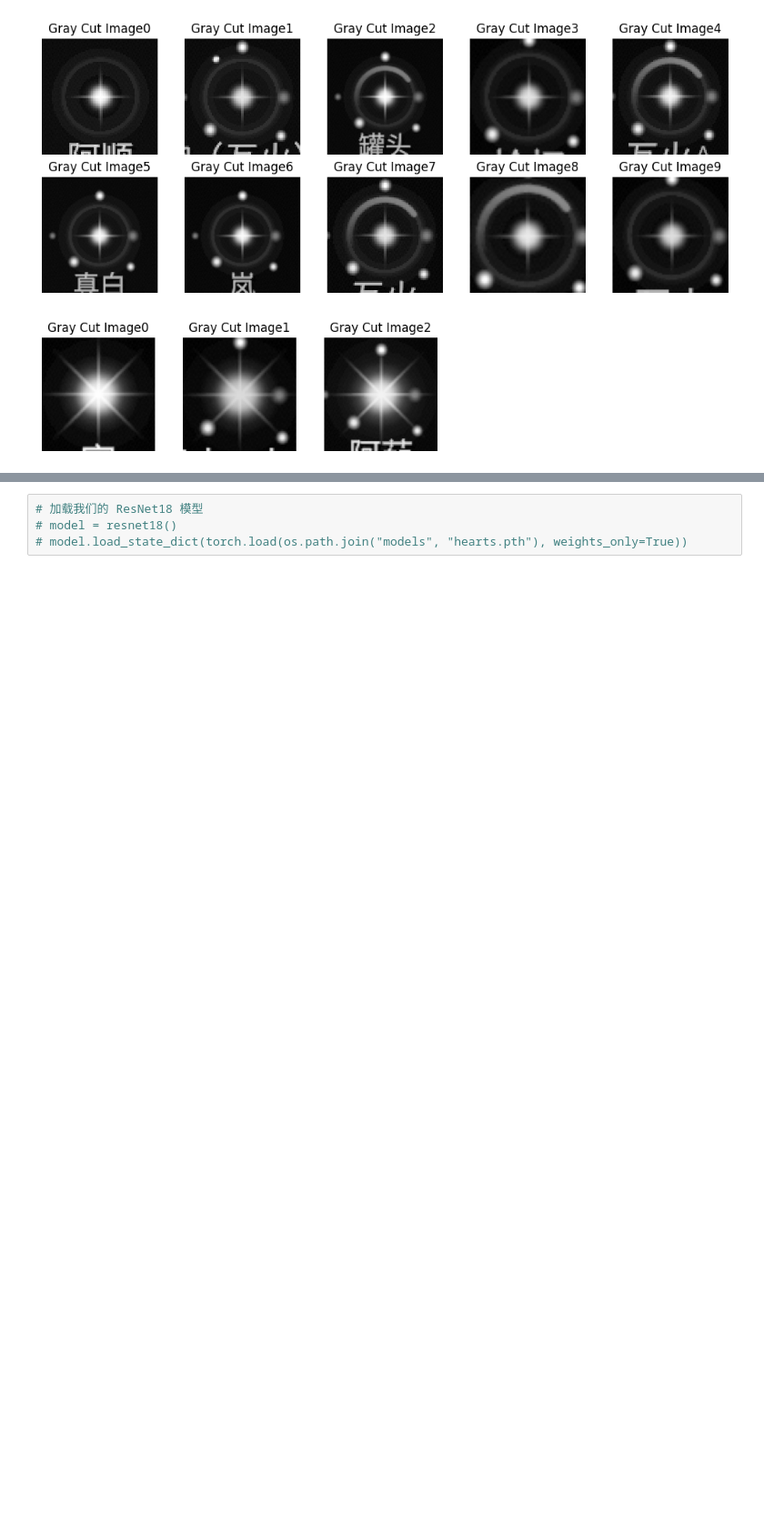
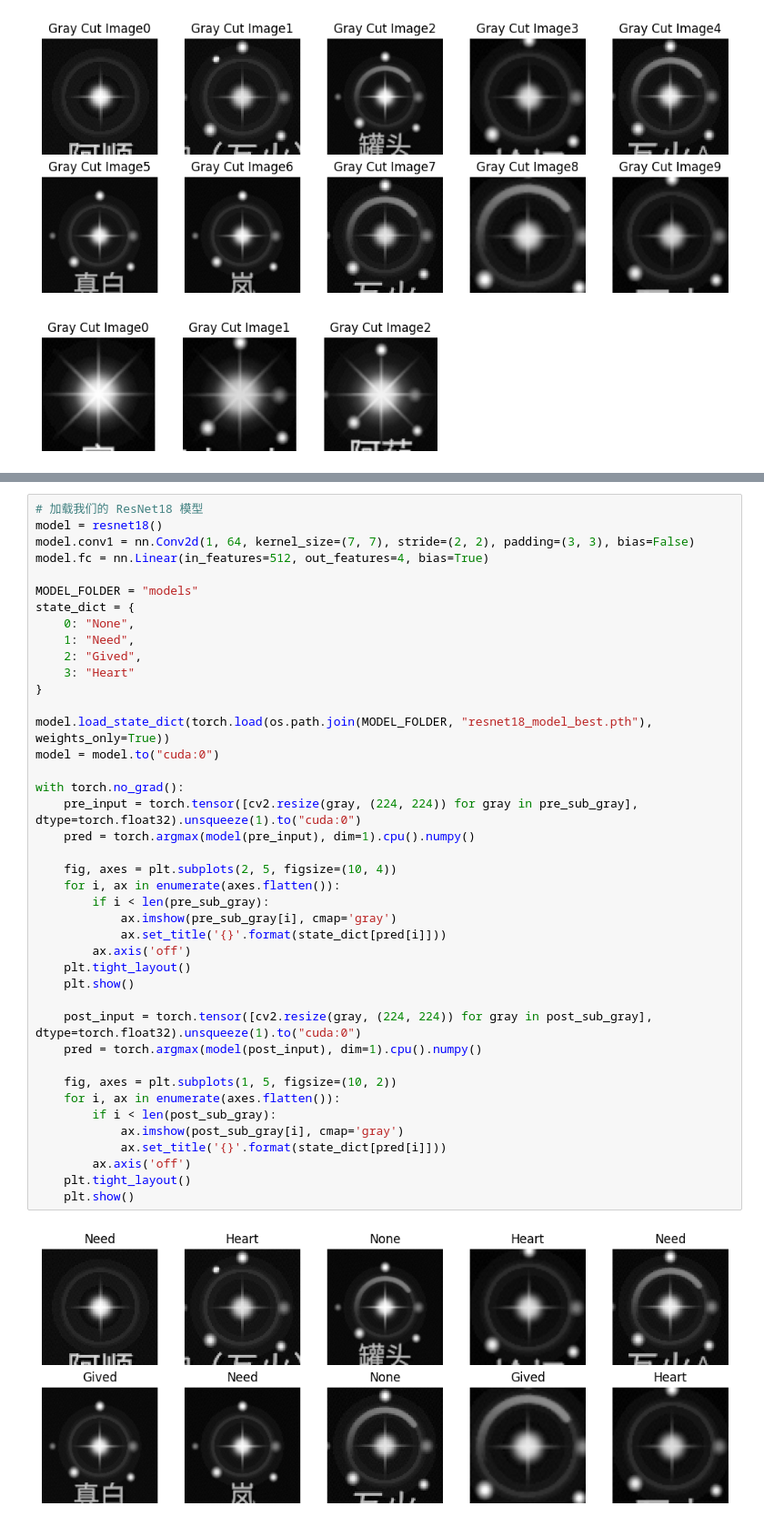
Before and after one commit to hhhhc-da/sky-auto-collect, a Jupyter notebook: heart/heart-image.ipynb, the cells around one changed output, grey strips where cells are left out. Shown at 91% size. Cells and saved outputs as stored; diff of their text form; blank space fills up the shorter version.

```diff
--- a/heart/heart-image.ipynb
+++ b/heart/heart-image.ipynb
@@ -394,4 +401,43 @@ plt.show()
 # %%
 # 加载我们的 ResNet18 模型
-# model = resnet18()
-# model.load_state_dict(torch.load(os.path.join("models", "hearts.pth"), weights_only=True))
+model = resnet18()
+model.conv1 = nn.Conv2d(1, 64, kernel_size=(7, 7), stride=(2, 2), padding=(3, 3), bias=False)
+model.fc = nn.Linear(in_features=512, out_features=4, bias=True)
+
+MODEL_FOLDER = "models"
+state_dict = {
+    0: "None",
+    1: "Need",
+    2: "Gived",
+    3: "Heart"
+}
+
+model.load_state_dict(torch.load(os.path.join(MODEL_FOLDER, "resnet18_model_best.pth"), weights_only=True))
+model = model.to("cuda:0")
+
+with torch.no_grad():
+    pre_input = torch.tensor([cv2.resize(gray, (224, 224)) for gray in pre_sub_gray], dtype=torch.float32).unsqueeze(1).to("cuda:0")
+    pred = torch.argmax(model(pre_input), dim=1).cpu().numpy()
+
+    fig, axes = plt.subplots(2, 5, figsize=(10, 4))
+    for i, ax in enumerate(axes.flatten()):
+        if i < len(pre_sub_gray):
+            ax.imshow(pre_sub_gray[i], cmap='gray')
+            ax.set_title('{}'.format(state_dict[pred[i]]))
+        ax.axis('off')
+    plt.tight_layout()
+    plt.show()
+
+    post_input = torch.tensor([cv2.resize(gray, (224, 224)) for gray in post_sub_gray], dtype=torch.float32).unsqueeze(1).to("cuda:0")
+    pred = torch.argmax(model(post_input), dim=1).cpu().numpy()
+
+    fig, axes = plt.subplots(1, 5, figsize=(10, 2))
+    for i, ax in enumerate(axes.flatten()):
+        if i < len(post_sub_gray):
+            ax.imshow(post_sub_gray[i], cmap='gray')
+            ax.set_title('{}'.format(state_dict[pred[i]]))
+        ax.axis('off')
+    plt.tight_layout()
+    plt.show()
+# %% [output]
+[figure, added]
```
Also changed, not shown: parts of 6 cells of this notebook, 2 other files.
